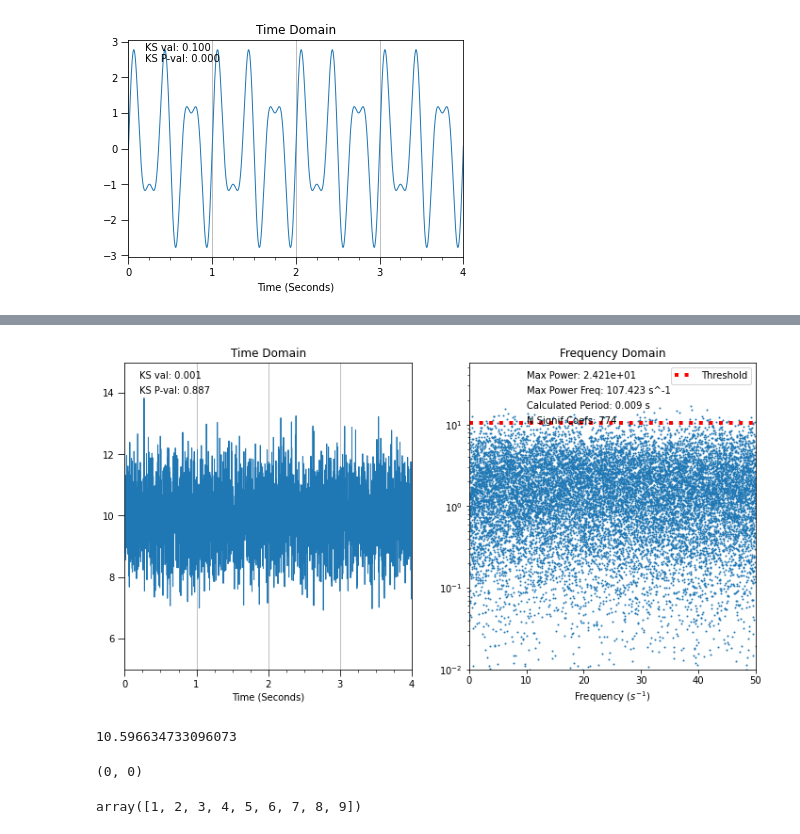
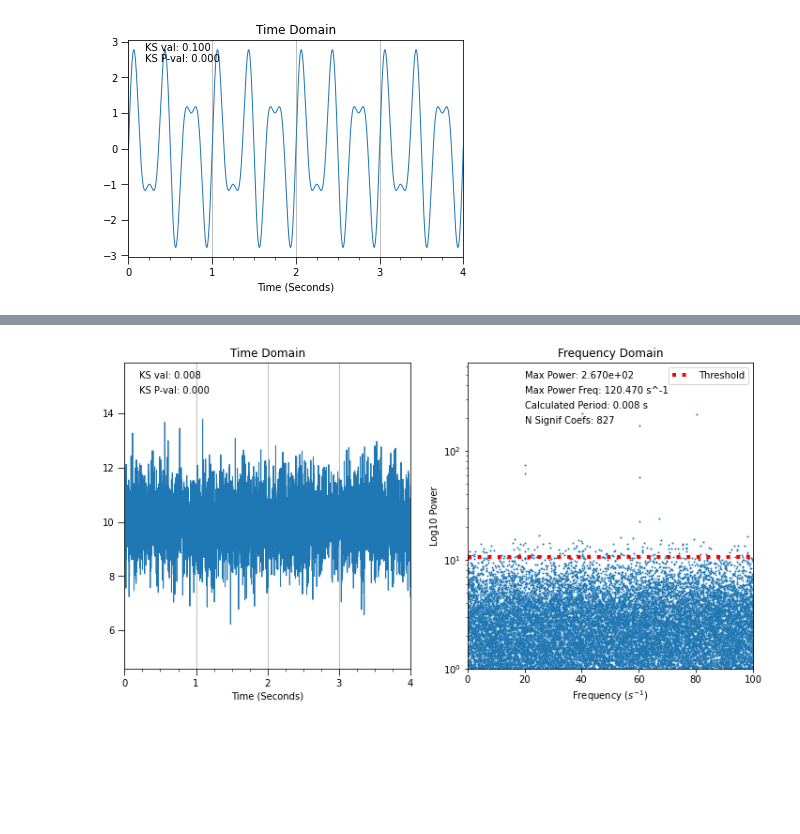
Before and after one commit to kevinmcmanus/signal, a Jupyter notebook: sigdemo.ipynb, the cells around one changed output, grey strips where cells are left out. Saved outputs shown, nothing was run; the diff lists cells and outputs as text; code cells hidden in the pictures; blank space fills up the shorter version.

Commit message:
spectrum plot

```diff
--- a/sigdemo.ipynb
+++ b/sigdemo.ipynb
@@ -235,26 +226,13 @@ from scipy.stats import kstest, chi2
 # %%
+noiseprops = {'noise_mu':10, 'noise_sigma': 1.0}
 pulseprops = pls.Pulse().to_dict() #get the default props
-pulseprops['pulse_period'] = 3.0 #seconds
+pulseprops['pulse_period'] = 5e-2 #seconds
 pulseprops['pulse_width'] = 0.1
 sinprops = {'phase':0, 'amplitude':0.1, 'frequency':3}
 #sig = sgl.Signal(pulseprops=pulseprops, sinprops=sinprops, noiseprops=noiseprops)
-sig = sgl.Signal(pulseprops=None,noiseprops=noiseprops)
+sig = sgl.Signal(pulseprops=pulseprops,noiseprops=noiseprops)
 fig,axs = plt.subplots(ncols=2, figsize=(12,6))
 sig.plot_signal(ax=axs[0])
-sig.plot_spectrum(axs[1],xlim=(0,50))
+sig.plot_spectrum(axs[1],maxfreq=100, ymin=1.0)
 # %% [output]
-[figure, old version]
+[figure, new version]
-# %%
-chi2.ppf(0.995,2)
-# %% [output]
-10.596634733096073
-# %%
-zz = np.arange(10)
-zz.argmin(), zz[1:].argmin()
-# %% [output]
-(0, 0)
-# %%
-zz = zz[1:]
-zz
-# %% [output]
-array([1, 2, 3, 4, 5, 6, 7, 8, 9])
```
Also changed, not shown: parts of 8 cells of this notebook, 2 other files.
